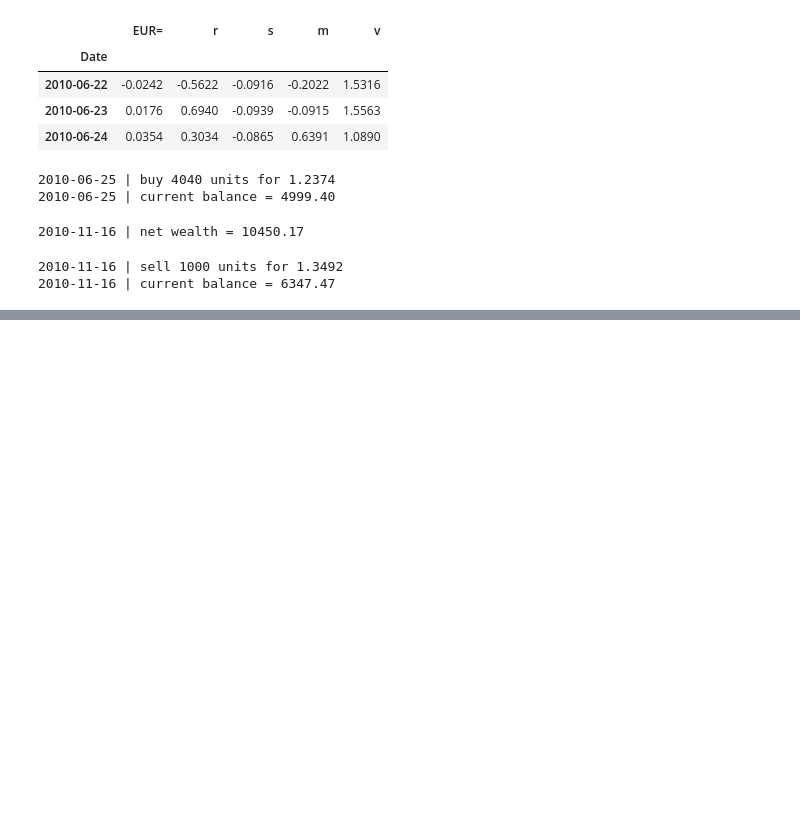
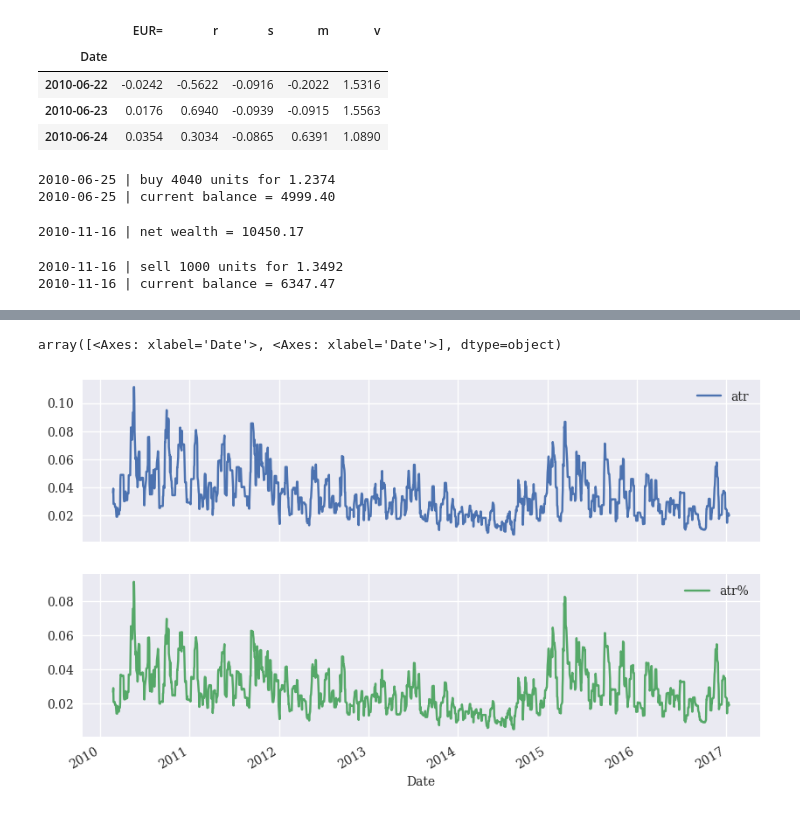
Before and after one commit to illinia/python-trading-study, a Jupyter notebook: aiif-study/code_11.ipynb, the cells around one changed output, grey strips where cells are left out. Drawn from its saved outputs; the diff is of its cells as text; code cells hidden in the pictures; blank space fills up the shorter version.

```diff
--- a/aiif-study/code_11.ipynb
+++ b/aiif-study/code_11.ipynb
@@ -235,0 +343,13 @@ tb.backtest_strategy()
+# %%
+data['mic'] = abs(data['min'] - data[symbol].shift(1))
+# %%
+data['atr'] = np.maximum(data['mami'], data['mac'])
+# %%
+data['atr'] = np.maximum(data['atr'], data['mic'])
+# %%
+data['atr%'] = data['atr'] / data[symbol]
+# %%
+data[['atr', 'atr%']].plot(subplots=True, figsize=(10, 6))
+# %% [output]
+array([<Axes: xlabel='Date'>, <Axes: xlabel='Date'>], dtype=object)
+[figure, added]
```
Also changed, not shown: parts of 47 cells of this notebook, 6 other files.
